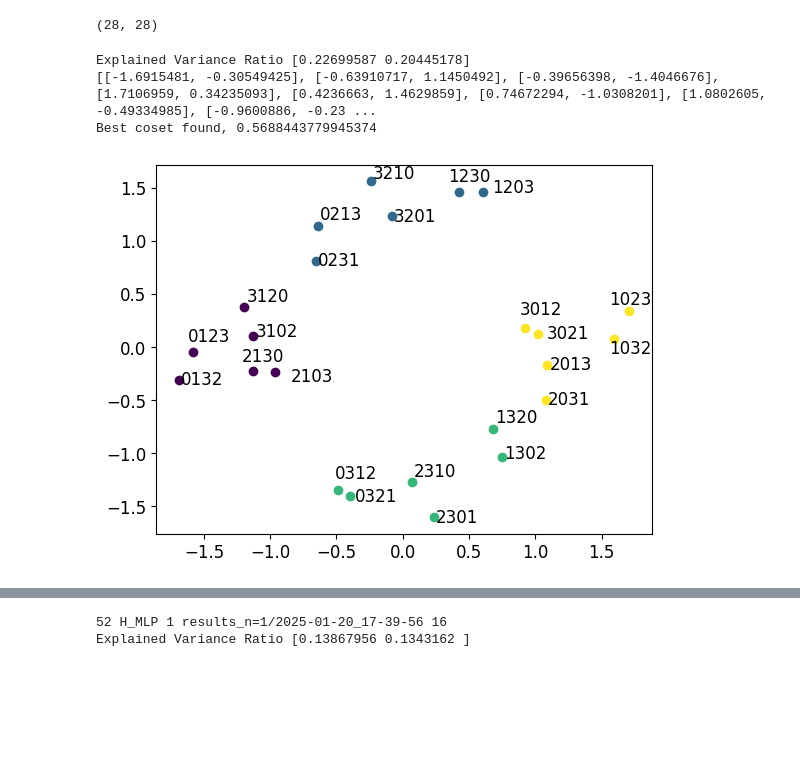
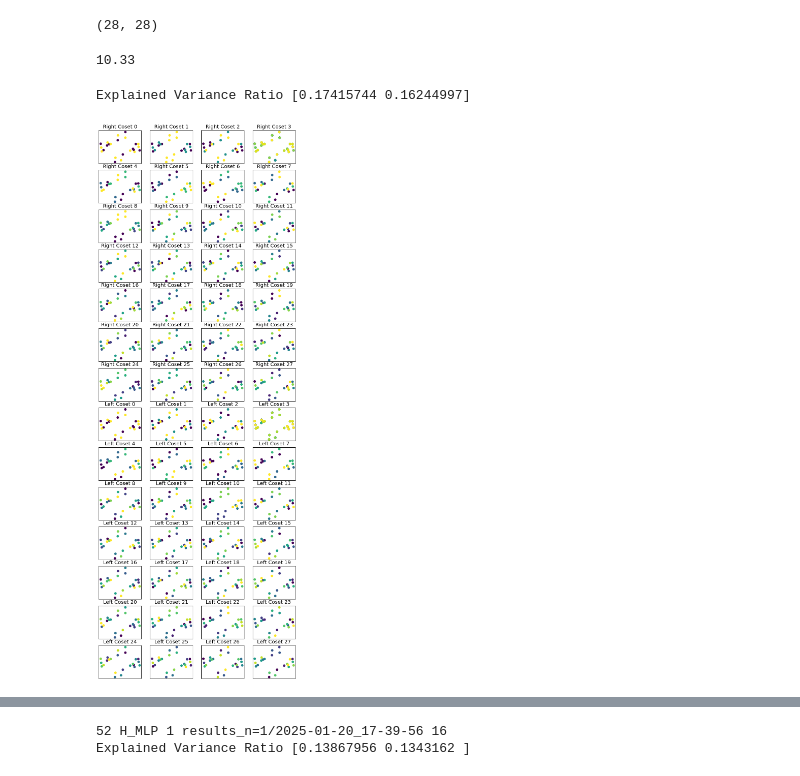
Before and after one commit to maxwellmg/grow-crystals-distance-experiments, a Jupyter notebook: notebooks/permutation_group.ipynb, the cells around one changed output, grey strips where cells are left out. Saved outputs shown, nothing was run; the diff lists cells and outputs as text; code cells hidden in the pictures; blank space fills up the shorter version.

Commit message:
final (?) permutation results

```diff
--- a/notebooks/permutation_group.ipynb
+++ b/notebooks/permutation_group.ipynb
@@ -565,11 +568,11 @@ len(right_coset_list), len(left_coset_list)
 device='cpu'
 data_size = 1000
 train_ratio=0.8
-seed=210
+seed=66
 data_id = "permutation"
-model_id = "H_MLP"
+model_id = "standard_transformer"
 n_exp=1
-results_root = "results_n=1/2025-01-20_17-39-56"
+results_root = "results_n=1_embd=16/permutation-standard_transformer"
 embd_dim=16
 
 model = load_model_from_file(model_id, data_id, seed=seed,n_exp=n_exp,results_root = results_root, embd_dim=embd_dim, trained_on_gpu=False,n_in_filename=True, embd_in_filename=False)
@@ -578,16 +581,18 @@ perms = list(itertools.permutations(range(4)))
 perm_dict = dict(enumerate(perms))
 perm_vals = ["".join(np.array(perm_dict[i]).astype(str)) for i in range(len(perm_dict))]
 new_perm_dict = dict(zip(perm_dict.keys(), perm_vals))
+# %%
+round(10.3333, 2)
+# %% [output]
+10.33
 # %%
-visualize_best_embedding(model.embedding.weight.cpu() if 'transformer' in model_id else model.embedding.cpu(),
+visualize_embedding_permutations(model.embedding.weight.cpu() if 'transformer' in model_id else model.embedding.cpu(),
                          right_coset_list,
                          left_coset_list,
                          title="",
-                         save_path=None,
                          dict_level = new_perm_dict,
-                         adjust_overlapping_text=True)
+                         adjust_overlapping_text=False,
+                         text=False)
 # %% [output]
-Explained Variance Ratio [0.22699587 0.20445178]
-[[-1.6915481, -0.30549425], [-0.63910717, 1.1450492], [-0.39656398, -1.4046676], [1.7106959, 0.34235093], [0.4236663, 1.4629859], [0.74672294, -1.0308201], [1.0802605, -0.49334985], [-0.9600886, -0.23 ...
-Best coset found, 0.5688443779945374
+Explained Variance Ratio [0.17415744 0.16244997]
-[figure, old version]
+[figure, new version]
```
Also changed, not shown: parts of 7 cells of this notebook, 9 other files.
